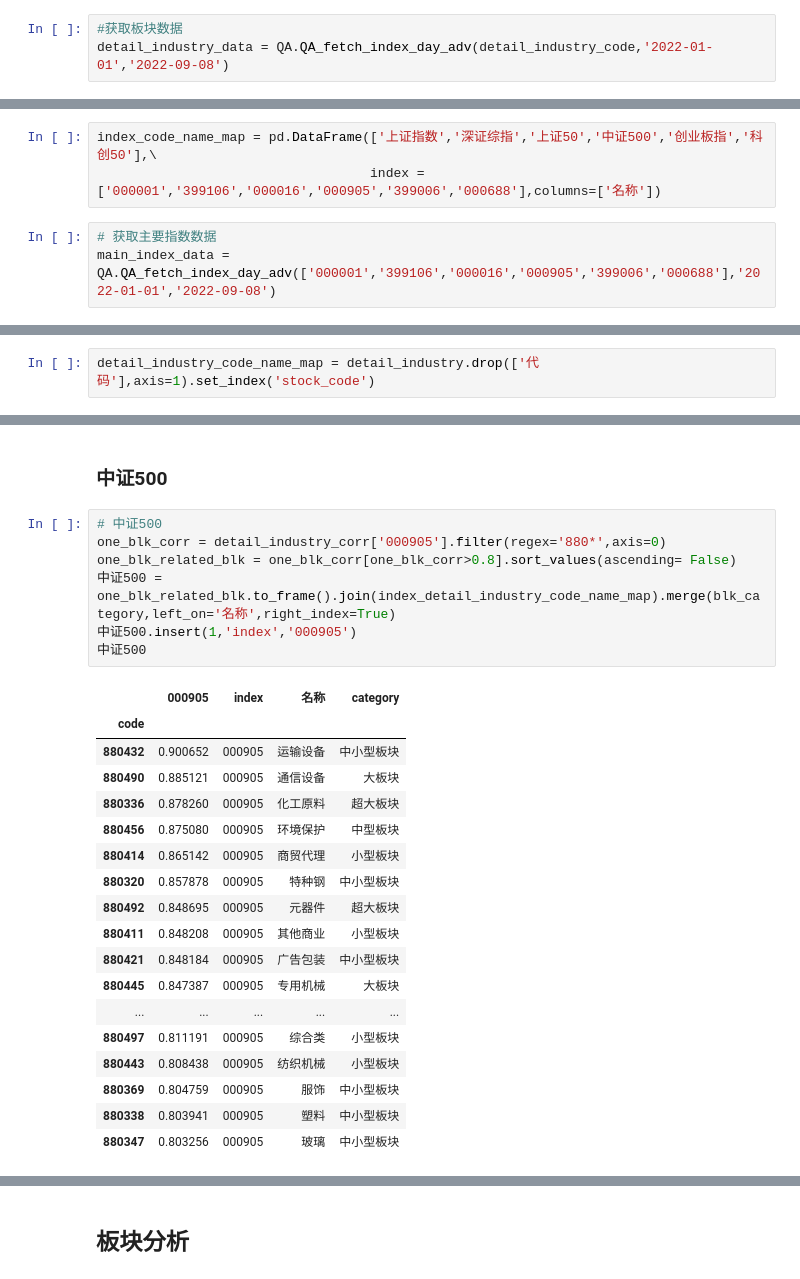
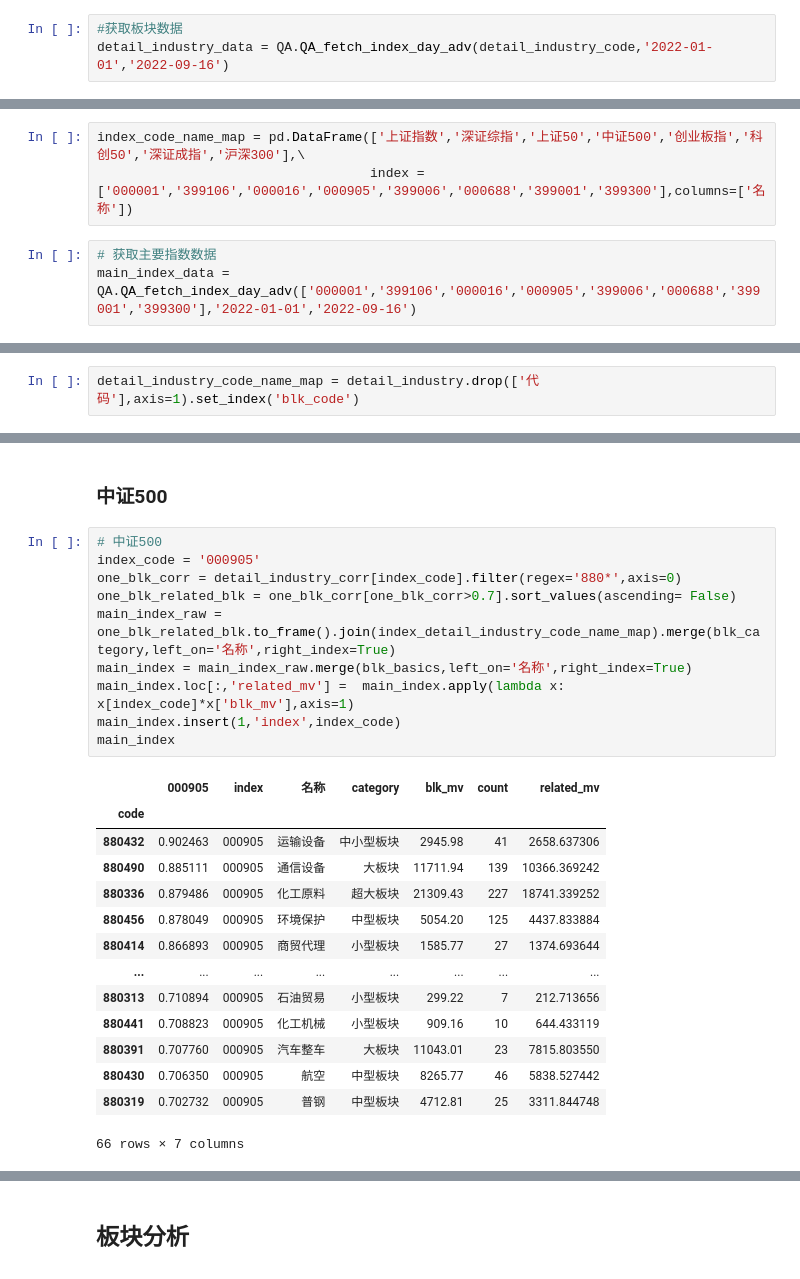
Before and after one commit to nuswgg/quants_qa, a Jupyter notebook: QA/A股指数相关性分析.ipynb, the cells around one changed output, grey strips where cells are left out. Cells and saved outputs as stored; diff of their text form.

```diff
--- a/QA/A股指数相关性分析.ipynb
+++ b/QA/A股指数相关性分析.ipynb
@@ -106,14 +262,14 @@ detail_industry_code = detail_industry['stock_code'].to_list()
 # %%
 #获取板块数据
-detail_industry_data = QA.QA_fetch_index_day_adv(detail_industry_code,'2022-01-01','2022-09-08')
+detail_industry_data = QA.QA_fetch_index_day_adv(detail_industry_code,'2022-01-01','2022-09-16')
 # %% [markdown]
 ## 获取主要指数数据
 # %%
-index_code_name_map = pd.DataFrame(['上证指数','深证综指','上证50','中证500','创业板指','科创50'],\
-                                   index = ['000001','399106','000016','000905','399006','000688'],columns=['名称'])
+index_code_name_map = pd.DataFrame(['上证指数','深证综指','上证50','中证500','创业板指','科创50','深证成指','沪深300'],\
+                                   index = ['000001','399106','000016','000905','399006','000688','399001','399300'],columns=['名称'])
 # %%
 # 获取主要指数数据
-main_index_data = QA.QA_fetch_index_day_adv(['000001','399106','000016','000905','399006','000688'],'2022-01-01','2022-09-08')
+main_index_data = QA.QA_fetch_index_day_adv(['000001','399106','000016','000905','399006','000688','399001','399300'],'2022-01-01','2022-09-16')
 # %% [markdown]
 # 细分行业分析
 # %%
@@ -133,4 +289,4 @@ detail_industry
 | 109 | 880425 | 旅游服务 | 880425 |
 110 rows × 3 columns
 # %%
-detail_industry_code_name_map = detail_industry.drop(['代码'],axis=1).set_index('stock_code')
+detail_industry_code_name_map = detail_industry.drop(['代码'],axis=1).set_index('blk_code')
@@ -267,27 +438,26 @@ one_blk_related_blk = one_blk_corr[one_blk_corr>0.7].sort_values(ascending= Fals
 ### 中证500
 # %%
 # 中证500
-one_blk_corr = detail_industry_corr['000905'].filter(regex='880*',axis=0)
-one_blk_related_blk = one_blk_corr[one_blk_corr>0.8].sort_values(ascending= False)
-中证500 = one_blk_related_blk.to_frame().join(index_detail_industry_code_name_map).merge(blk_category,left_on='名称',right_index=True)
-中证500.insert(1,'index','000905')
-中证500
+index_code = '000905'
+one_blk_corr = detail_industry_corr[index_code].filter(regex='880*',axis=0)
+one_blk_related_blk = one_blk_corr[one_blk_corr>0.7].sort_values(ascending= False)
+main_index_raw = one_blk_related_blk.to_frame().join(index_detail_industry_code_name_map).merge(blk_category,left_on='名称',right_index=True)
+main_index = main_index_raw.merge(blk_basics,left_on='名称',right_index=True)
+main_index.loc[:,'related_mv'] =  main_index.apply(lambda x: x[index_code]*x['blk_mv'],axis=1)
+main_index.insert(1,'index',index_code)
+main_index
 # %% [output]
-|  | 000905 | index | 名称 | category |
-| code |  |  |  |  |
-| 880432 | 0.900652 | 000905 | 运输设备 | 中小型板块 |
-| 880490 | 0.885121 | 000905 | 通信设备 | 大板块 |
-| 880336 | 0.878260 | 000905 | 化工原料 | 超大板块 |
-| 880456 | 0.875080 | 000905 | 环境保护 | 中型板块 |
-| 880414 | 0.865142 | 000905 | 商贸代理 | 小型板块 |
-| 880320 | 0.857878 | 000905 | 特种钢 | 中小型板块 |
-| 880492 | 0.848695 | 000905 | 元器件 | 超大板块 |
-| 880411 | 0.848208 | 000905 | 其他商业 | 小型板块 |
-| 880421 | 0.848184 | 000905 | 广告包装 | 中小型板块 |
-| 880445 | 0.847387 | 000905 | 专用机械 | 大板块 |
-| ... | ... | ... | ... | ... |
-| 880497 | 0.811191 | 000905 | 综合类 | 小型板块 |
-| 880443 | 0.808438 | 000905 | 纺织机械 | 小型板块 |
-| 880369 | 0.804759 | 000905 | 服饰 | 中小型板块 |
-| 880338 | 0.803941 | 000905 | 塑料 | 中小型板块 |
-| 880347 | 0.803256 | 000905 | 玻璃 | 中小型板块 |
+|  | 000905 | index | 名称 | category | blk_mv | count | related_mv |
+| code |  |  |  |  |  |  |  |
+| 880432 | 0.902463 | 000905 | 运输设备 | 中小型板块 | 2945.98 | 41 | 2658.637306 |
+| 880490 | 0.885111 | 000905 | 通信设备 | 大板块 | 11711.94 | 139 | 10366.369242 |
+| 880336 | 0.879486 | 000905 | 化工原料 | 超大板块 | 21309.43 | 227 | 18741.339252 |
+| 880456 | 0.878049 | 000905 | 环境保护 | 中型板块 | 5054.20 | 125 | 4437.833884 |
+| 880414 | 0.866893 | 000905 | 商贸代理 | 小型板块 | 1585.77 | 27 | 1374.693644 |
+| ... | ... | ... | ... | ... | ... | ... | ... |
+| 880313 | 0.710894 | 000905 | 石油贸易 | 小型板块 | 299.22 | 7 | 212.713656 |
+| 880441 | 0.708823 | 000905 | 化工机械 | 小型板块 | 909.16 | 10 | 644.433119 |
+| 880391 | 0.707760 | 000905 | 汽车整车 | 大板块 | 11043.01 | 23 | 7815.803550 |
+| 880430 | 0.706350 | 000905 | 航空 | 中型板块 | 8265.77 | 46 | 5838.527442 |
+| 880319 | 0.702732 | 000905 | 普钢 | 中型板块 | 4712.81 | 25 | 3311.844748 |
+66 rows × 7 columns
```
Also changed, not shown: parts of 192 cells of this notebook, 5 other files.
